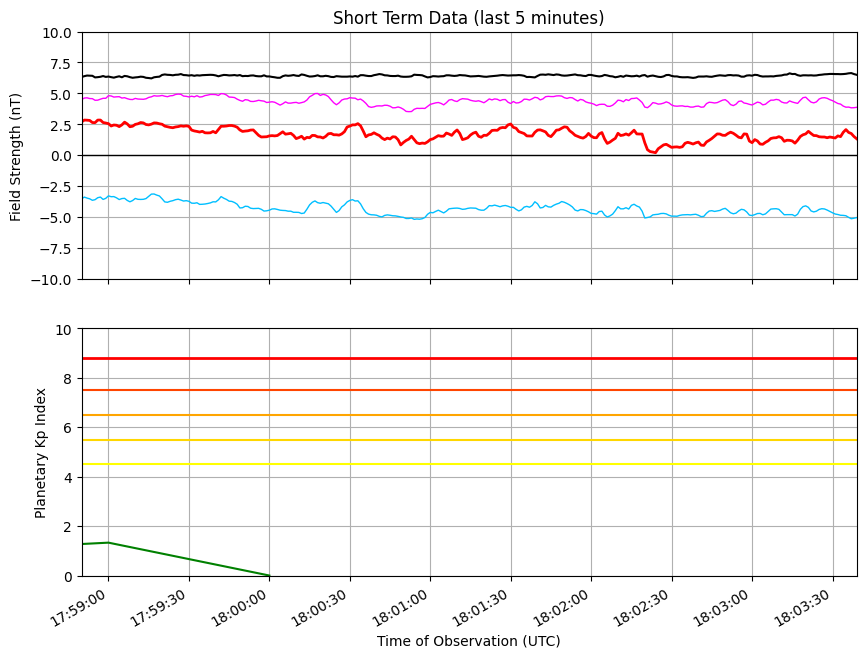
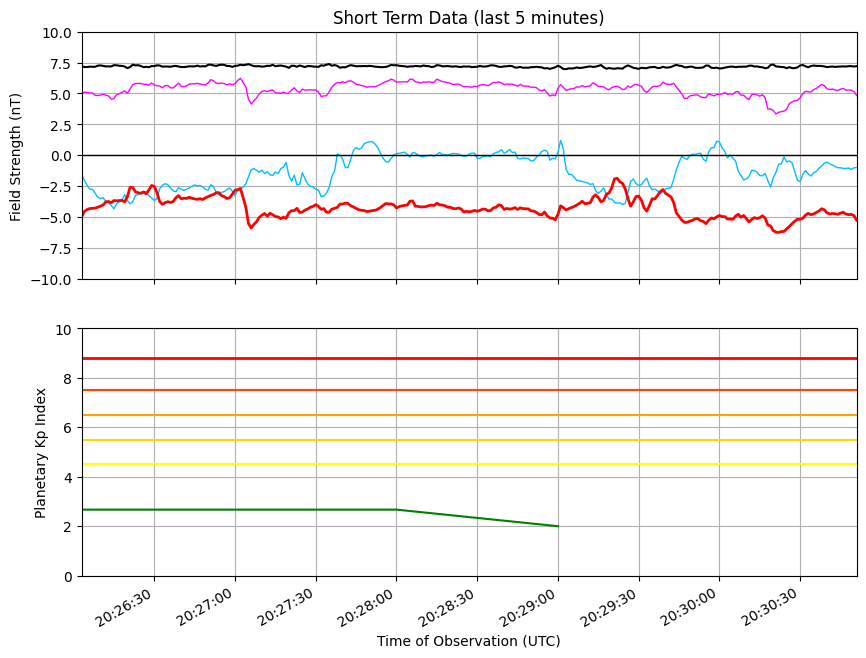
The notebook cell's code change between the first figure and the second:
--- before
+++ after
@@ -1,7 +1,8 @@
+plt.rcParams["figure.dpi"] = 100
 fig, (ax1, ax2) = plt.subplots(2, figsize=(10, 8))
 
 # Set the size of the viewing window for the magnetometer data.
 # Because sudden spikes can appear, this adjusts automatically.
-magViewingLimitS = ceil(max((listOfDSCOVRbt), key=abs)/10)*10
+magViewingLimitS = max(ceil(max((listOfDSCOVRbt), key=abs)/10)*10, 10)
 magLimitS = [-magViewingLimitS, magViewingLimitS]
 

Commit: Added ability to increase resolution of plots.